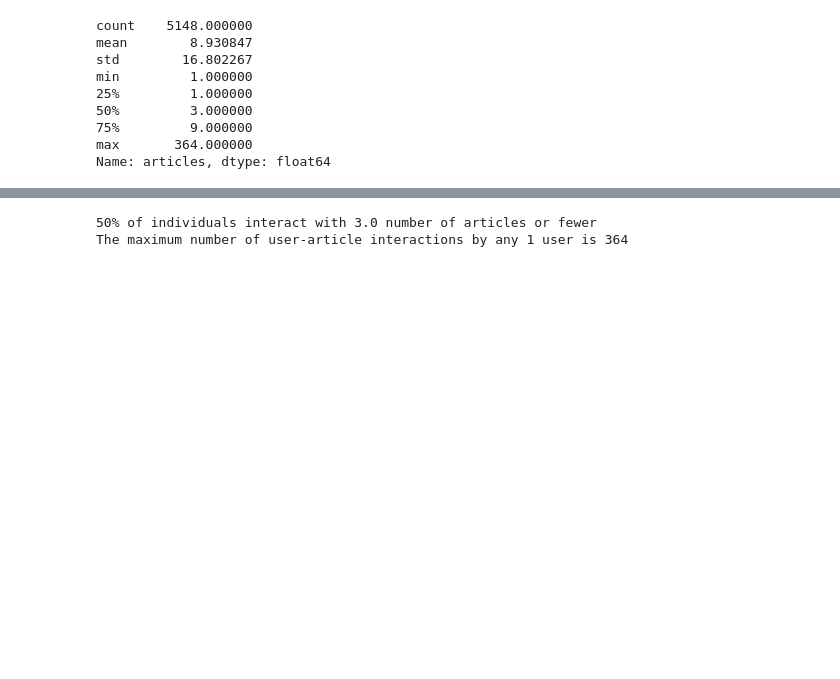
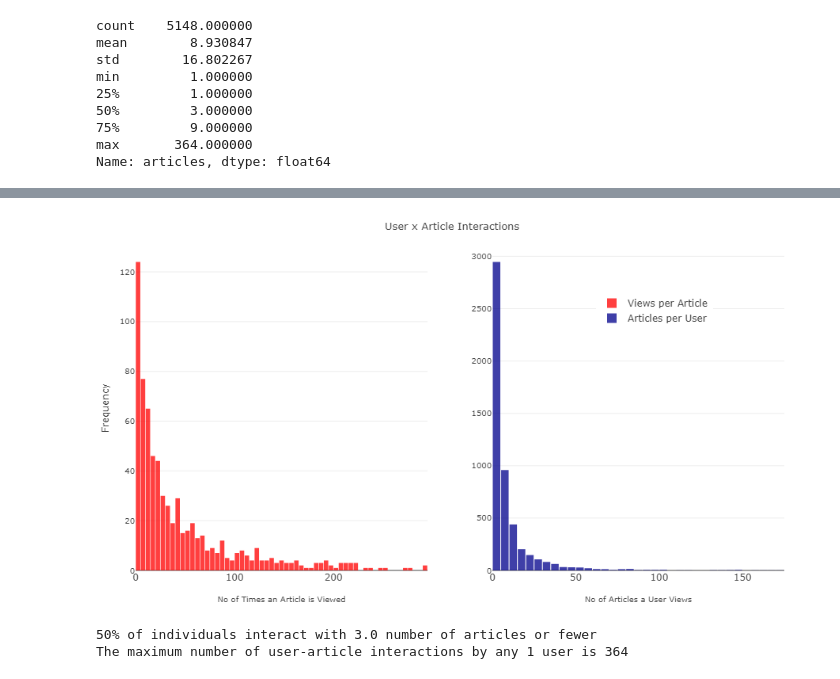
Before and after one commit to TheAnalyticCraft/IBM-Recommendation-Engine-Project, a Jupyter notebook: Recommendations_with_IBM.ipynb, the cells around one changed output, grey strips where cells are left out. Cells and saved outputs as stored; diff of their text form; code cells hidden in the pictures; blank space fills up the shorter version.

Commit message:
Update: added a display static png file
plotly charts aren't rendered in Github, hence static png file were added

```diff
--- a/Recommendations_with_IBM.ipynb
+++ b/Recommendations_with_IBM.ipynb
@@ -227,6 +226,11 @@ iplot(fig)
 This is the format of your plot grid:
 [ (1,1) x1,y1 ]  [ (1,2) x2,y2 ]
 [interactive output not drawn]
+# %%
+
+Image(filename="static/user_item_viz.png", width="750")
+# %% [output]
+[figure, added]
 # %%
 # Fill in the median and maximum number of user_article interactios below
 
```
Also changed, not shown: parts of 5 cells of this notebook, 1 other file.
